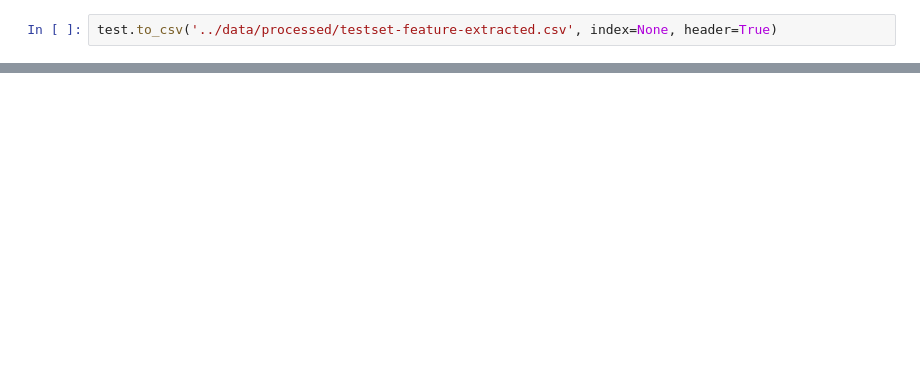
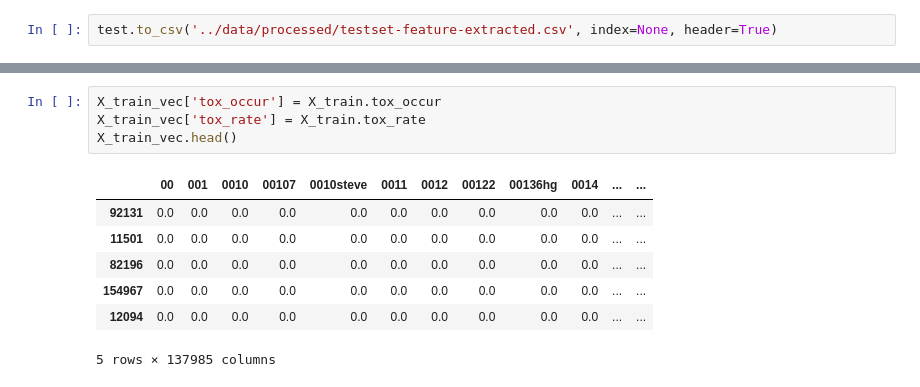
Before and after one commit to fhrzn/detoxification, a Jupyter notebook: notebooks/3.0-fhrzn-simple-classifier.ipynb, the cells around one changed output, grey strips where cells are left out. Saved outputs shown, nothing was run; the diff lists cells and outputs as text; blank space fills up the shorter version.

```diff
--- a/notebooks/3.0-fhrzn-simple-classifier.ipynb
+++ b/notebooks/3.0-fhrzn-simple-classifier.ipynb
@@ -247,0 +276,12 @@ test.to_csv('../data/processed/testset-feature-extracted.csv', index=None, heade
+# %%
+X_train_vec['tox_occur'] = X_train.tox_occur
+X_train_vec['tox_rate'] = X_train.tox_rate
+X_train_vec.head()
+# %% [output]
+|  | 00 | 001 | 0010 | 00107 | 0010steve | 0011 | 0012 | 00122 | 00136hg | 0014 | ... | ... |
+| 92131 | 0.0 | 0.0 | 0.0 | 0.0 | 0.0 | 0.0 | 0.0 | 0.0 | 0.0 | 0.0 | ... | ... |
+| 11501 | 0.0 | 0.0 | 0.0 | 0.0 | 0.0 | 0.0 | 0.0 | 0.0 | 0.0 | 0.0 | ... | ... |
+| 82196 | 0.0 | 0.0 | 0.0 | 0.0 | 0.0 | 0.0 | 0.0 | 0.0 | 0.0 | 0.0 | ... | ... |
+| 154967 | 0.0 | 0.0 | 0.0 | 0.0 | 0.0 | 0.0 | 0.0 | 0.0 | 0.0 | 0.0 | ... | ... |
+| 12094 | 0.0 | 0.0 | 0.0 | 0.0 | 0.0 | 0.0 | 0.0 | 0.0 | 0.0 | 0.0 | ... | ... |
+5 rows × 137985 columns
```
Also changed, not shown: parts of 9 cells of this notebook.
